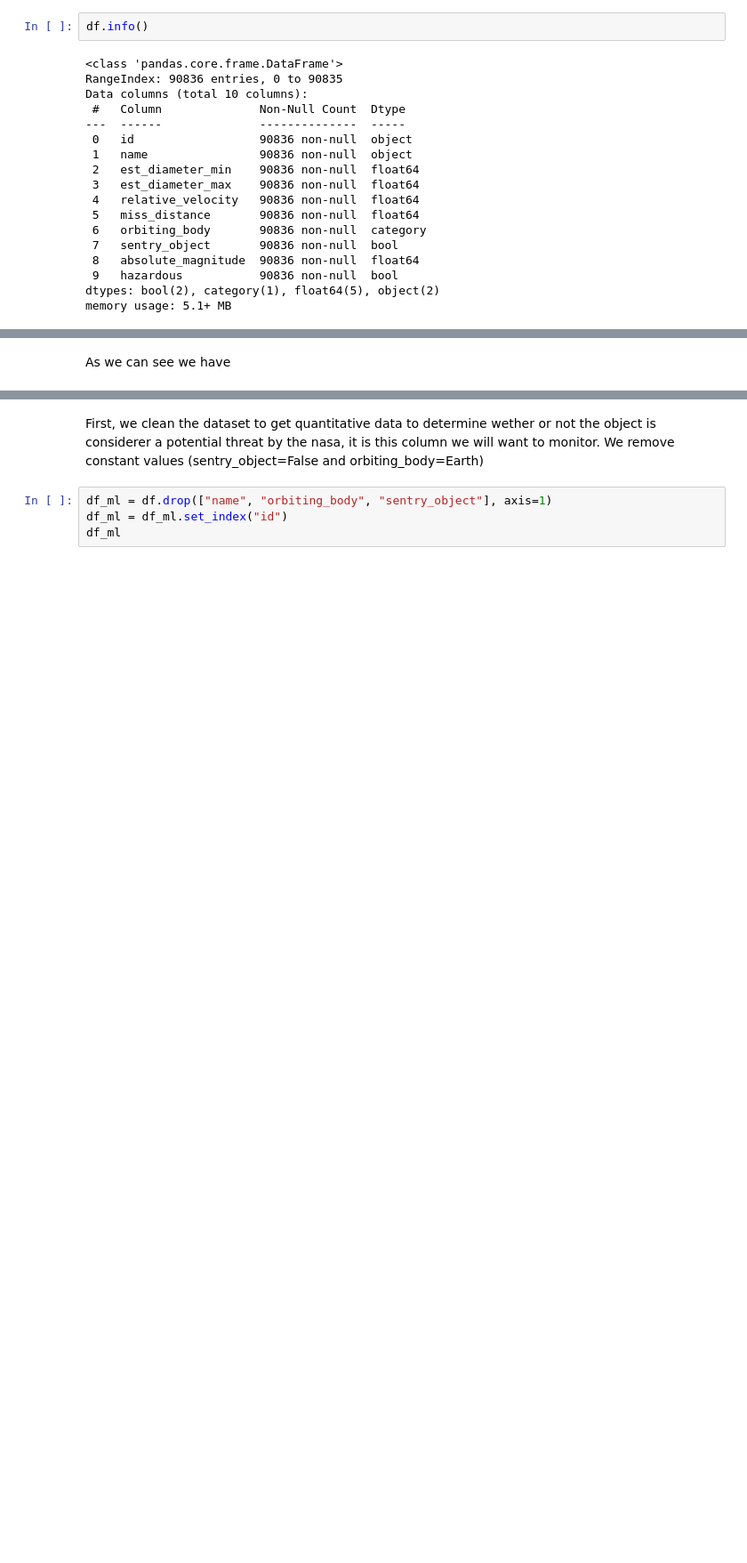
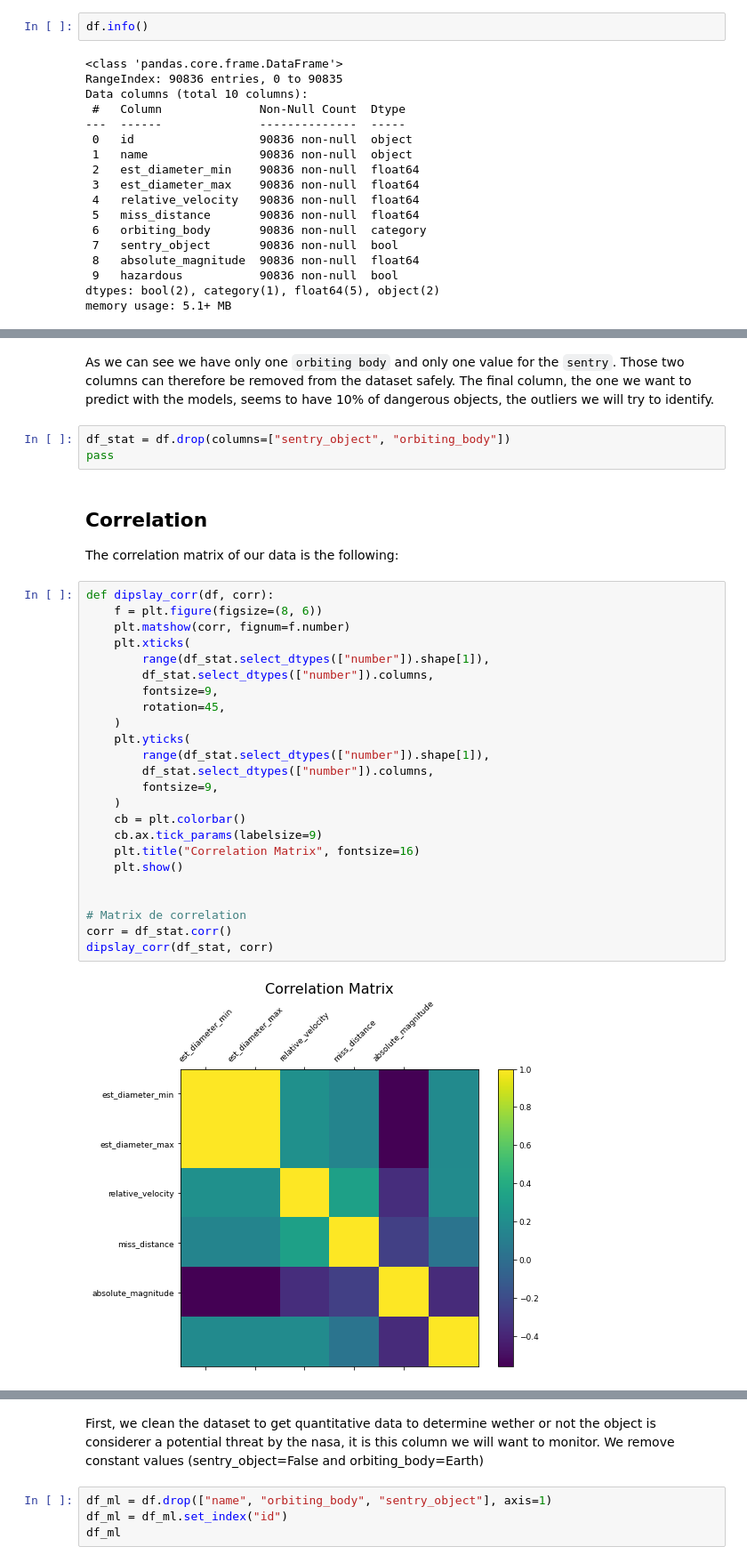
Before and after one commit to Sefray/ptml_project, a Jupyter notebook: nasa-ptml.ipynb, the cells around one changed output, grey strips where cells are left out. Shown: that part at 89% size. Cells and saved outputs as stored; diff of their text form; blank space fills up the shorter version.

Commit message:
feat(stat): finished and first version of pdf

```diff
--- a/nasa-ptml.ipynb
+++ b/nasa-ptml.ipynb
@@ -118,4 +140,38 @@ unique             1             1         2
 top            Earth         False     False
 freq           90836         90836     81996
 # %% [markdown]
-As we can see we have
+As we can see we have only one `orbiting body` and only one value for the `sentry`. Those two columns can therefore be removed from the dataset safely.
+The final column, the one we want to predict with the models, seems to have 10% of dangerous objects, the outliers we will try to identify.
+# %%
+df_stat = df.drop(columns=["sentry_object", "orbiting_body"])
+pass
+# %% [markdown]
+## Correlation
+
+The correlation matrix of our data is the following:
+# %%
+def dipslay_corr(df, corr):
+    f = plt.figure(figsize=(8, 6))
+    plt.matshow(corr, fignum=f.number)
+    plt.xticks(
+        range(df_stat.select_dtypes(["number"]).shape[1]),
+        df_stat.select_dtypes(["number"]).columns,
+        fontsize=9,
+        rotation=45,
+    )
+    plt.yticks(
+        range(df_stat.select_dtypes(["number"]).shape[1]),
+        df_stat.select_dtypes(["number"]).columns,
+        fontsize=9,
+    )
+    cb = plt.colorbar()
+    cb.ax.tick_params(labelsize=9)
+    plt.title("Correlation Matrix", fontsize=16)
+    plt.show()
+
+
+# Matrix de correlation
+corr = df_stat.corr()
+dipslay_corr(df_stat, corr)
+# %% [output]
+[figure, added]
```
Also changed, not shown: parts of 24 cells of this notebook, 1 other file.
